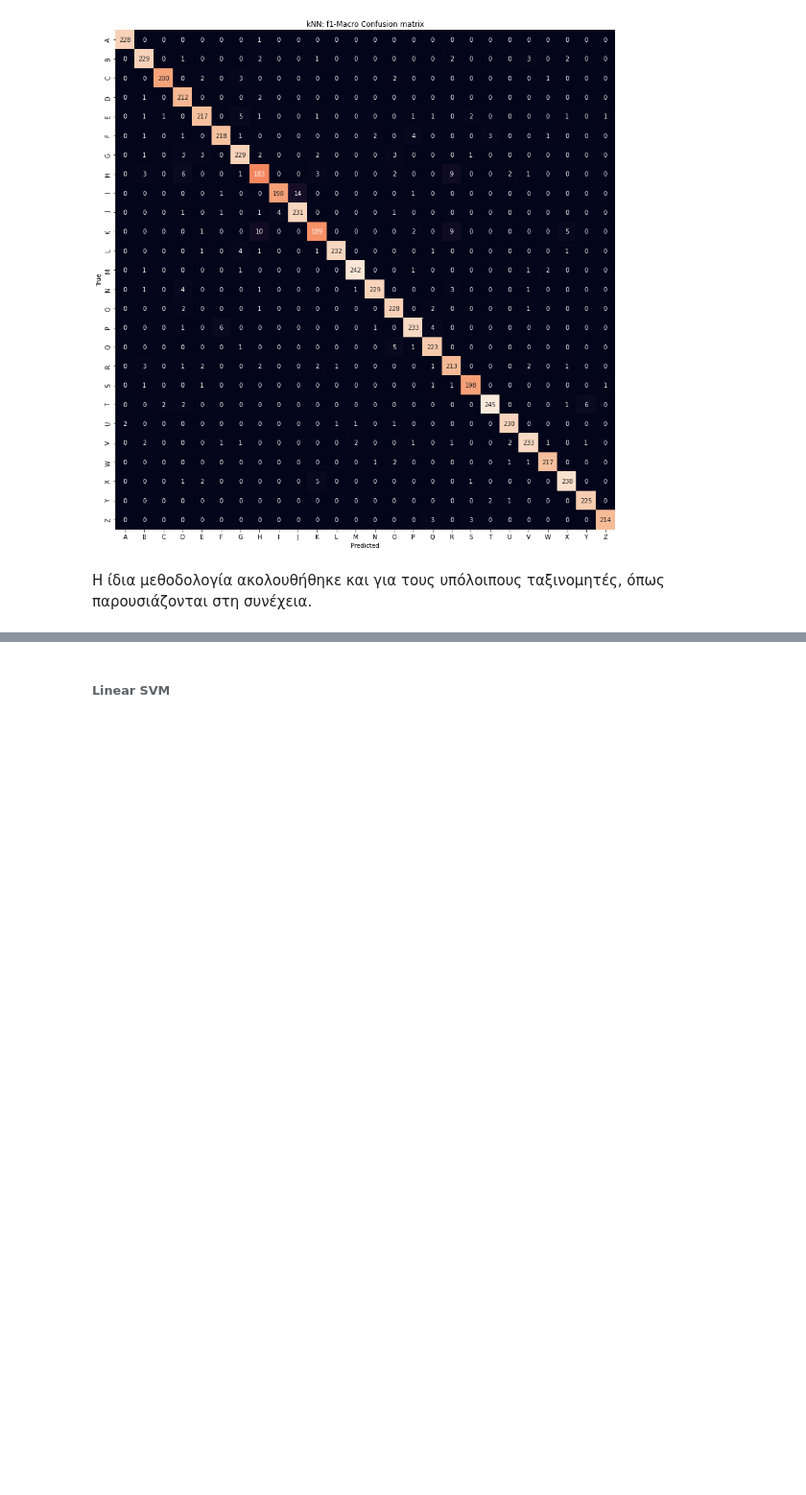
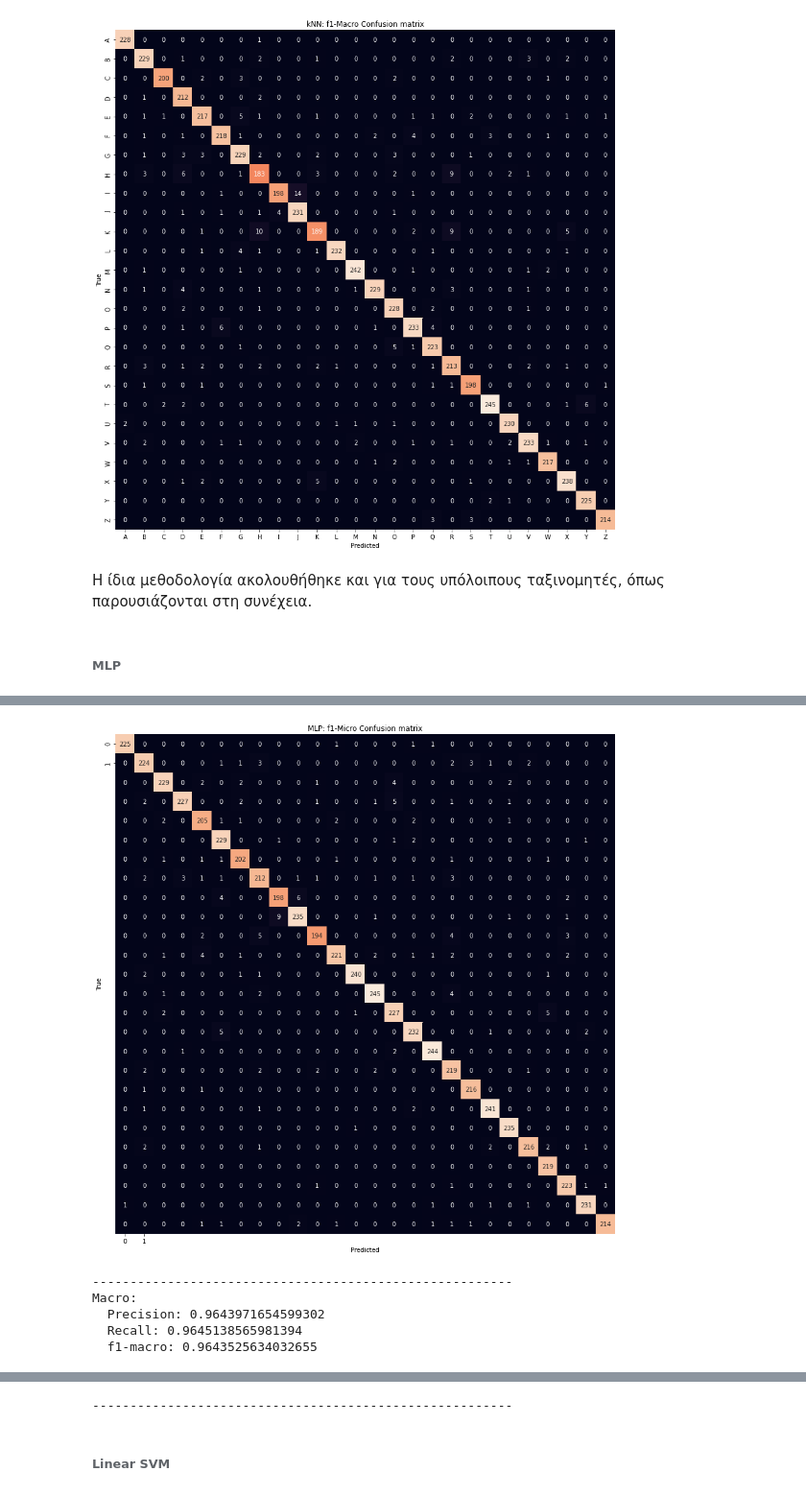
Before and after one commit to phoevos/impi, a Jupyter notebook: NN_Ex1_Team52.ipynb, the cells around one changed output, grey strips where cells are left out. Shown at 96% size. Cells and saved outputs as stored; diff of their text form; code cells hidden in the pictures; blank space fills up the shorter version.

```diff
--- a/NN_Ex1_Team52.ipynb
+++ b/NN_Ex1_Team52.ipynb
@@ -1492,3 +1492,70 @@ Macro:
 [figure]
 # %% [markdown]
 Η ίδια μεθοδολογία ακολουθήθηκε και για τους υπόλοιπους ταξινομητές, όπως παρουσιάζονται στη συνέχεια.
+# %% [markdown]
+###### MLP
+# %%
+# initialize
+selector = VarianceThreshold()
+scaler = MinMaxScaler()
+ros = RandomOverSampler()
+pca = PCA()
+
+n_components = [15, 16]
+pipe_mlp = Pipeline(steps=[('scaler', scaler), ('sampler', ros), ('pca', pca), ('mlp', mlp)])
+
+hidden = [(150,), (200,)]
+activation = ['tanh', 'relu']
+solver = ['adam']
+max_iter = [1200]
+lrate = ['constant', 'invscaling']
+alpha =[1e-05, 1e-04]
+
+estimator_mlp_micro = GridSearchCV(pipe_mlp, dict(pca__n_components=n_components, mlp__hidden_layer_sizes=hidden, mlp__activation=activation, mlp__solver=solver, mlp__max_iter=max_iter, mlp__learning_rate=lrate, mlp__alpha=alpha), cv=5, scoring='f1_micro', n_jobs=-1)
+
+start_time = time.time()
+estimator_mlp_micro.fit(X2_train, y2_train)
+preds_mlp_micro = estimator_mlp_micro.predict(X2_test)
+print("MLP Micro:")
+print("Συνολικός χρόνος fit και predict: %s seconds" % (time.time() - start_time))
+print("-------------------------------------------------------------")
+
+estimator_mlp_macro = GridSearchCV(pipe_mlp, dict(pca__n_components=n_components, mlp__hidden_layer_sizes=hidden, mlp__activation=activation, mlp__solver=solver, mlp__max_iter=max_iter, mlp__learning_rate=lrate, mlp__alpha=alpha), cv=5, scoring='f1_macro', n_jobs=-1)
+
+start_time = time.time()
+estimator_mlp_macro.fit(X2_train, y2_train)
+preds_mlp_macro = estimator_mlp_macro.predict(X2_test)
+print("MLP Macro:")
+print("Συνολικός χρόνος fit και predict: %s seconds" % (time.time() - start_time))
+print("-------------------------------------------------------------")
+
+
+mlp_micro = estimator_mlp_micro.best_estimator_
+mlp_macro = estimator_mlp_macro.best_estimator_
+
+print(estimator_mlp_micro.best_params_, "\n")
+print(estimator_mlp_macro.best_params_)
+print("------------------------------------------------------------------------------")
+
+mlp_macro.fit(X2_train, y2_train)
+preds_mlp_macro = mlp_macro.predict(X2_test)
+
+mlp_micro.fit(X2_train, y2_train)
+preds_mlp_micro = mlp_micro.predict(X2_test)
+
+print("MLP Classifier:")
+mlp_cr = precision_recall_fscore_support(y2_test, preds_mlp_micro, average='micro')
+print("Micro:")
+print("  Precision:", mlp_cr[0])
+print("  Recall:", mlp_cr[1])
+print("  f1-micro:", mlp_cr[2])
+conf_matrix(preds_mlp_micro, y2_test, "MLP: f1-Micro ", ["0", "1"], 2)
+print("--------------------------------------------------------")
+mlp_cr2 = precision_recall_fscore_support(y2_test, preds_mlp_macro, average='macro')
+print("Macro:")
+print("  Precision:", mlp_cr2[0])
+print("  Recall:", mlp_cr2[1])
+print("  f1-macro:", mlp_cr2[2])
+conf_matrix(preds_mlp_macro, y2_test, "MLP: f1-Macro ", ["0", "1"], 2)
+print("--------------------------------------------------------")
+# %% [output]
@@ -1494,0 +1577,6 @@ Macro:
+[figure, added]
+--------------------------------------------------------
+Macro:
+  Precision: 0.9643971654599302
+  Recall: 0.9645138565981394
+  f1-macro: 0.9643525634032655
@@ -1495,3 +1584,4 @@ Macro:
+--------------------------------------------------------
 # %% [markdown]
 ###### Linear SVM
 # %%
```
Also changed, not shown: parts of 7 cells of this notebook.
